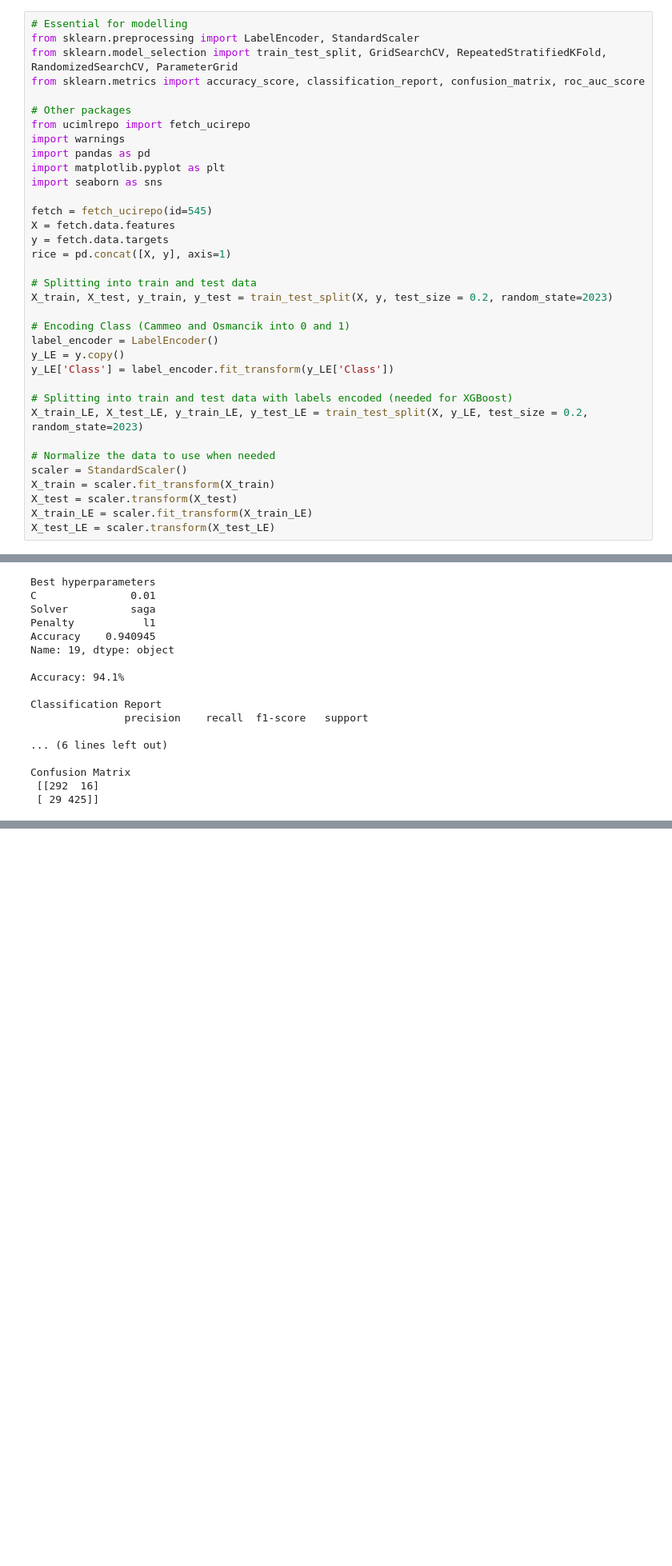
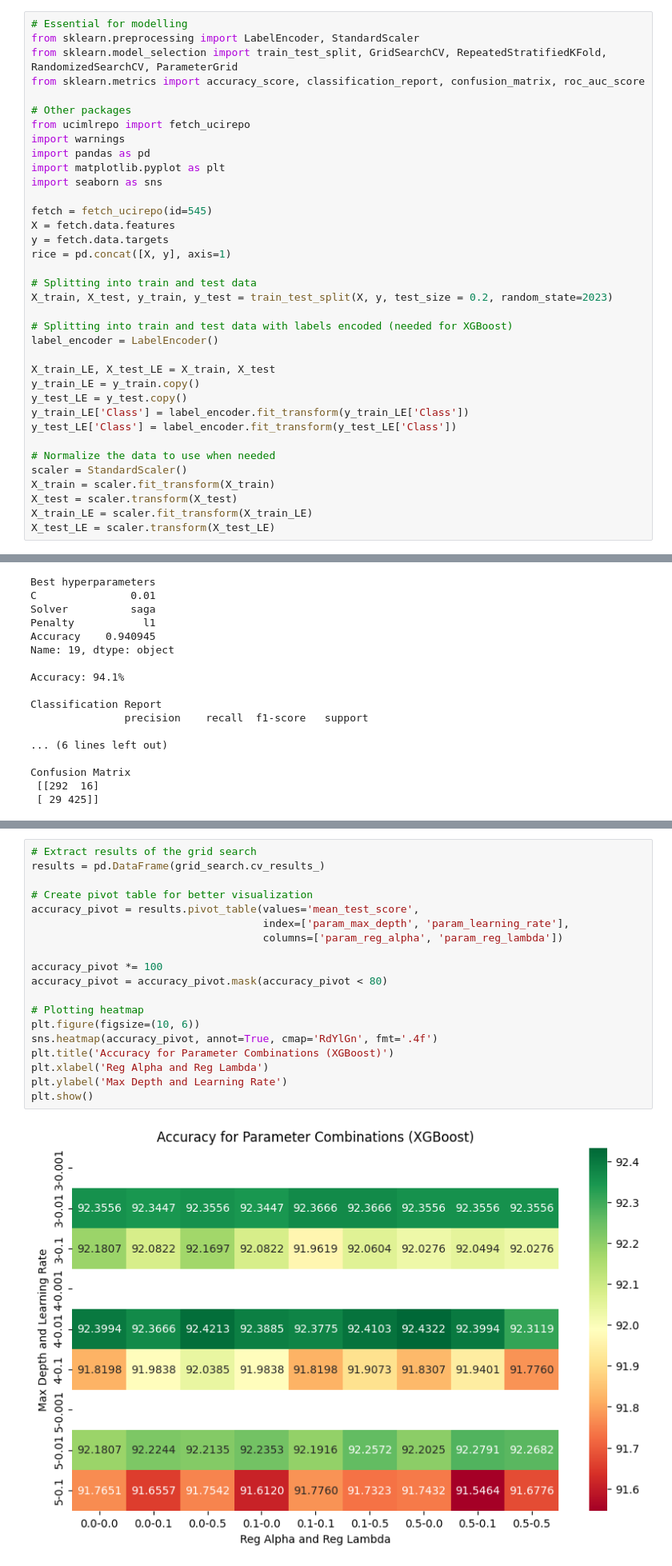
Before and after one commit to hmantovani/py-handbook, a Jupyter notebook: model/binary_classification.ipynb, the cells around one changed output, grey strips where cells are left out. Shown: that part at 80% size. Cells and saved outputs as stored; diff of their text form; blank space fills up the shorter version.

```diff
--- a/model/binary_classification.ipynb
+++ b/model/binary_classification.ipynb
@@ -56,13 +56,14 @@ rice = pd.concat([X, y], axis=1)
 # Splitting into train and test data
 X_train, X_test, y_train, y_test = train_test_split(X, y, test_size = 0.2, random_state=2023)
 
-# Encoding Class (Cammeo and Osmancik into 0 and 1)
+# Splitting into train and test data with labels encoded (needed for XGBoost)
 label_encoder = LabelEncoder()
-y_LE = y.copy()
-y_LE['Class'] = label_encoder.fit_transform(y_LE['Class'])
 
-# Splitting into train and test data with labels encoded (needed for XGBoost)
-X_train_LE, X_test_LE, y_train_LE, y_test_LE = train_test_split(X, y_LE, test_size = 0.2, random_state=2023)
+X_train_LE, X_test_LE = X_train, X_test
+y_train_LE = y_train.copy()
+y_test_LE = y_test.copy()
+y_train_LE['Class'] = label_encoder.fit_transform(y_train_LE['Class'])
+y_test_LE['Class'] = label_encoder.fit_transform(y_test_LE['Class'])
 
 # Normalize the data to use when needed
 scaler = StandardScaler()
@@ -838,6 +837,27 @@ weighted avg       0.94      0.94      0.94       762
 Confusion Matrix
  [[289  19]
  [ 24 430]]
+# %%
+# Extract results of the grid search
+results = pd.DataFrame(grid_search.cv_results_)
+
+# Create pivot table for better visualization
+accuracy_pivot = results.pivot_table(values='mean_test_score',
+                                     index=['param_max_depth', 'param_learning_rate'],
+                                     columns=['param_reg_alpha', 'param_reg_lambda'])
+
+accuracy_pivot *= 100
+accuracy_pivot = accuracy_pivot.mask(accuracy_pivot < 80)
+
+# Plotting heatmap
+plt.figure(figsize=(10, 6))
+sns.heatmap(accuracy_pivot, annot=True, cmap='RdYlGn', fmt='.4f')
+plt.title('Accuracy for Parameter Combinations (XGBoost)')
+plt.xlabel('Reg Alpha and Reg Lambda')
+plt.ylabel('Max Depth and Learning Rate')
+plt.show()
+# %% [output]
+[figure, added]
 # %% [markdown]
 ## Perceptron
 
```
Also changed, not shown: parts of 2 cells of this notebook.
